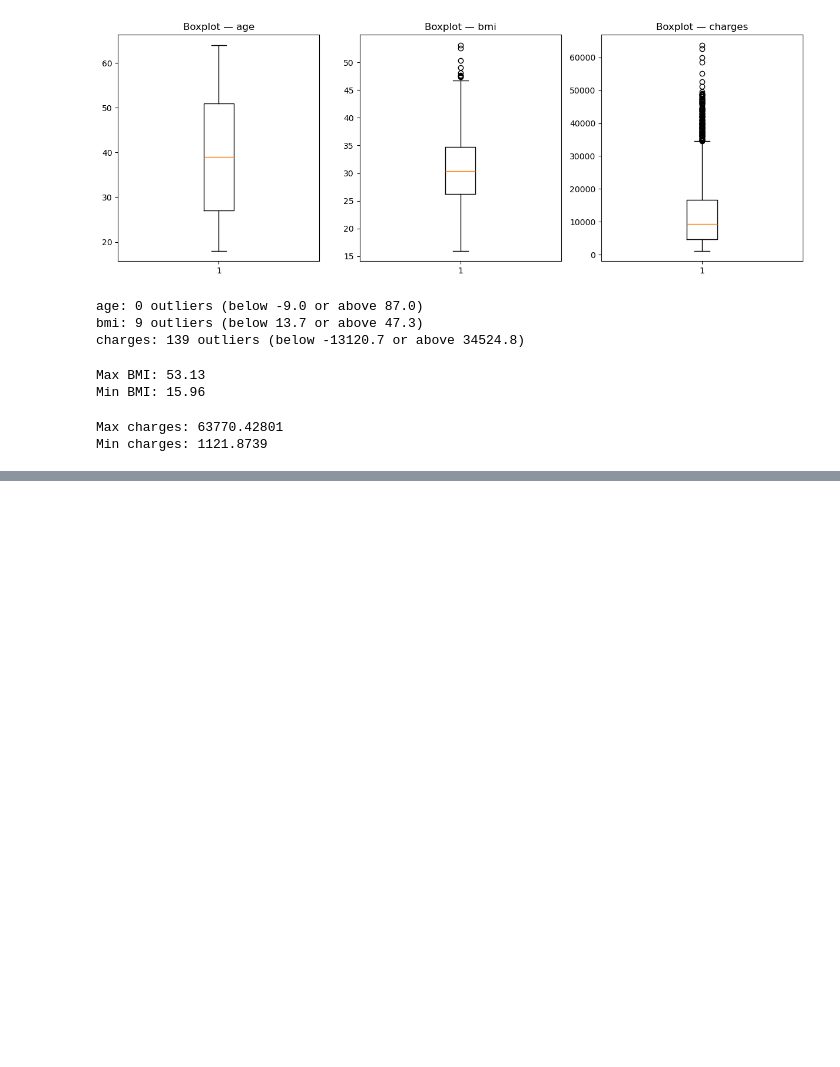
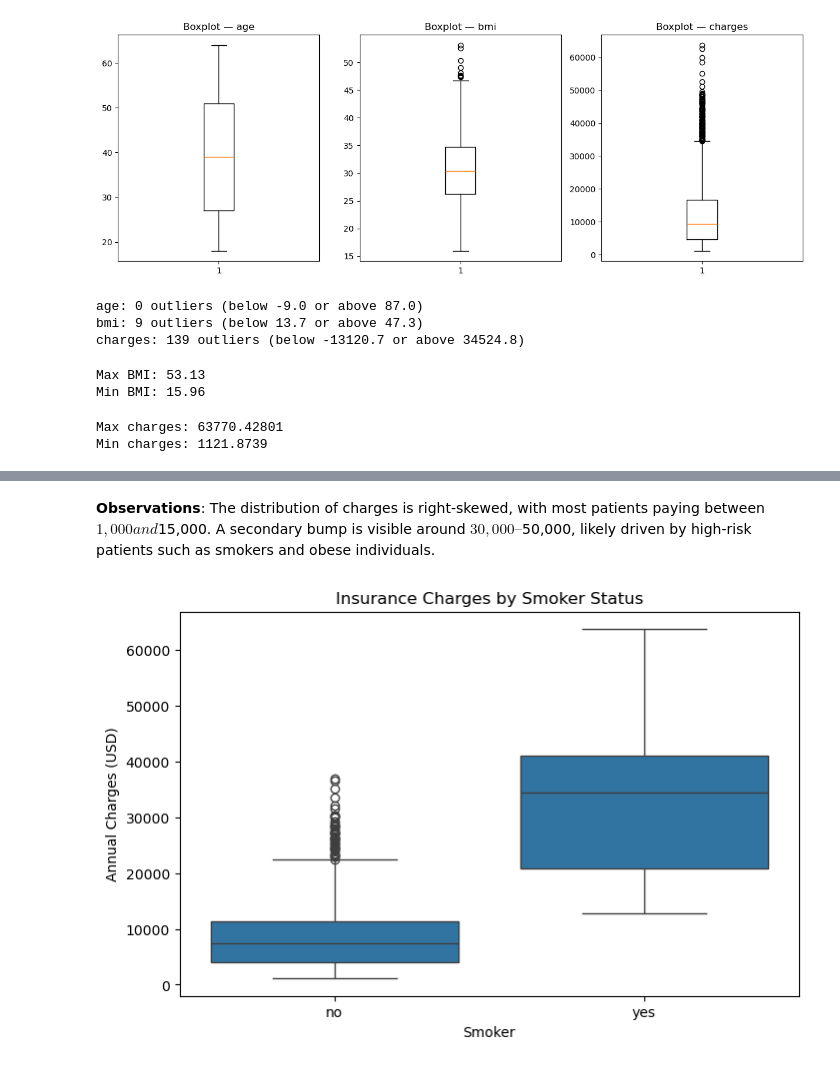
Before and after one commit to amanda-h06/medical-insurance-analysis, a Jupyter notebook: insurance_analysis.ipynb, the cells around one changed output, grey strips where cells are left out. Saved outputs shown, nothing was run; the diff lists cells and outputs as text; code cells hidden in the pictures; blank space fills up the shorter version.

```diff
--- a/insurance_analysis.ipynb
+++ b/insurance_analysis.ipynb
@@ -187,0 +202,16 @@ Dataset is now clean and ready for analysis.
+# %% [markdown]
+**Observations**: The distribution of charges is right-skewed, with most patients paying between
+$1,000 and $15,000. A secondary bump is visible around $30,000–$50,000,
+likely driven by high-risk patients such as smokers and obese individuals.
+# %%
+# Plot 2: Insurance Charges by Smoker Status (strongest predictor)
+plt.figure(figsize=(8, 5))
+sns.boxplot(x='smoker', y='charges', data=df, order=['no', 'yes'])
+
+plt.title('Insurance Charges by Smoker Status')
+plt.xlabel('Smoker')                 # categorical
+plt.ylabel('Annual Charges (USD)')   # numerical
+
+plt.show()
+# %% [output]
+[figure, added]
```
Also changed, not shown: parts of 18 cells of this notebook.
